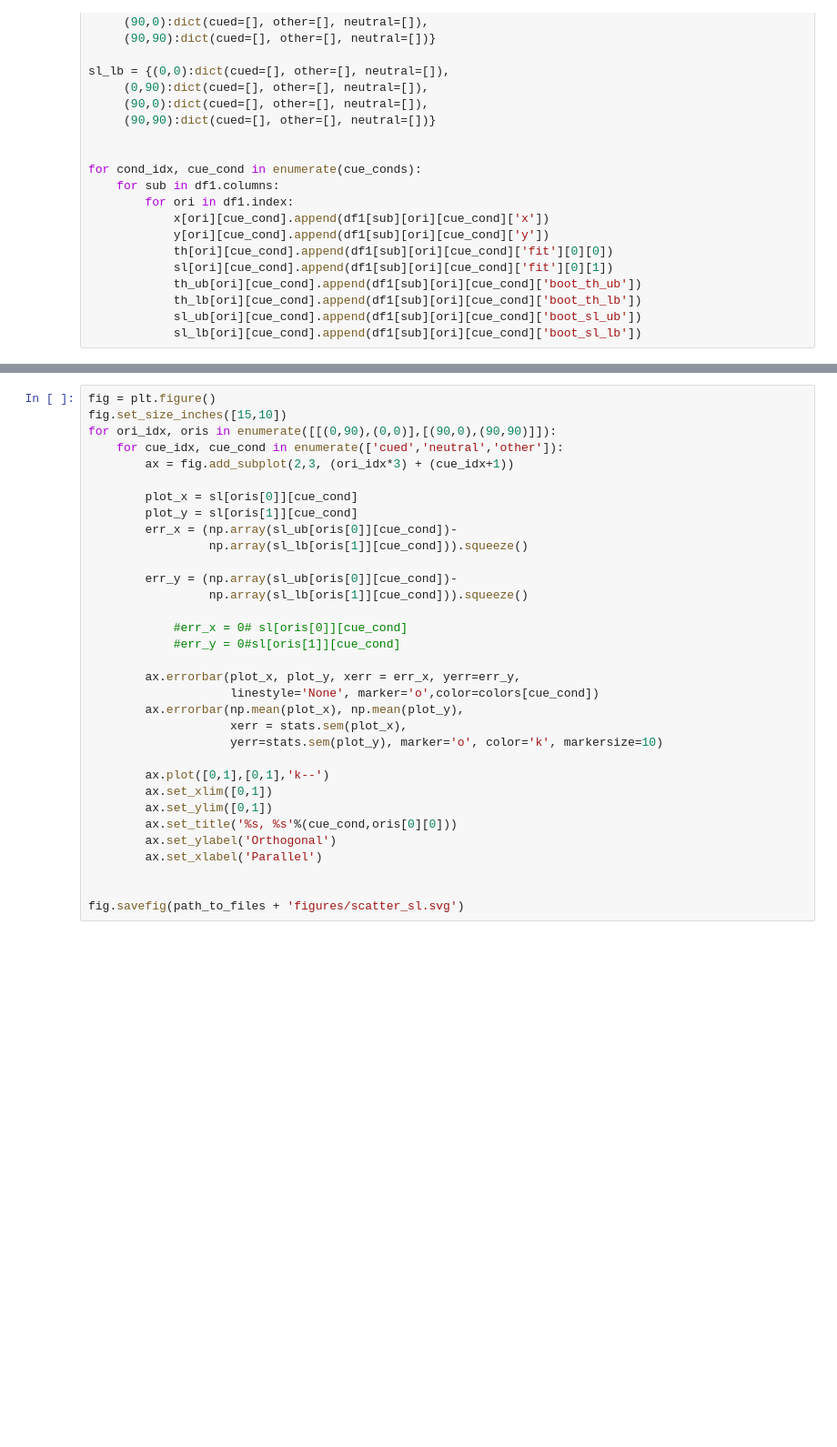
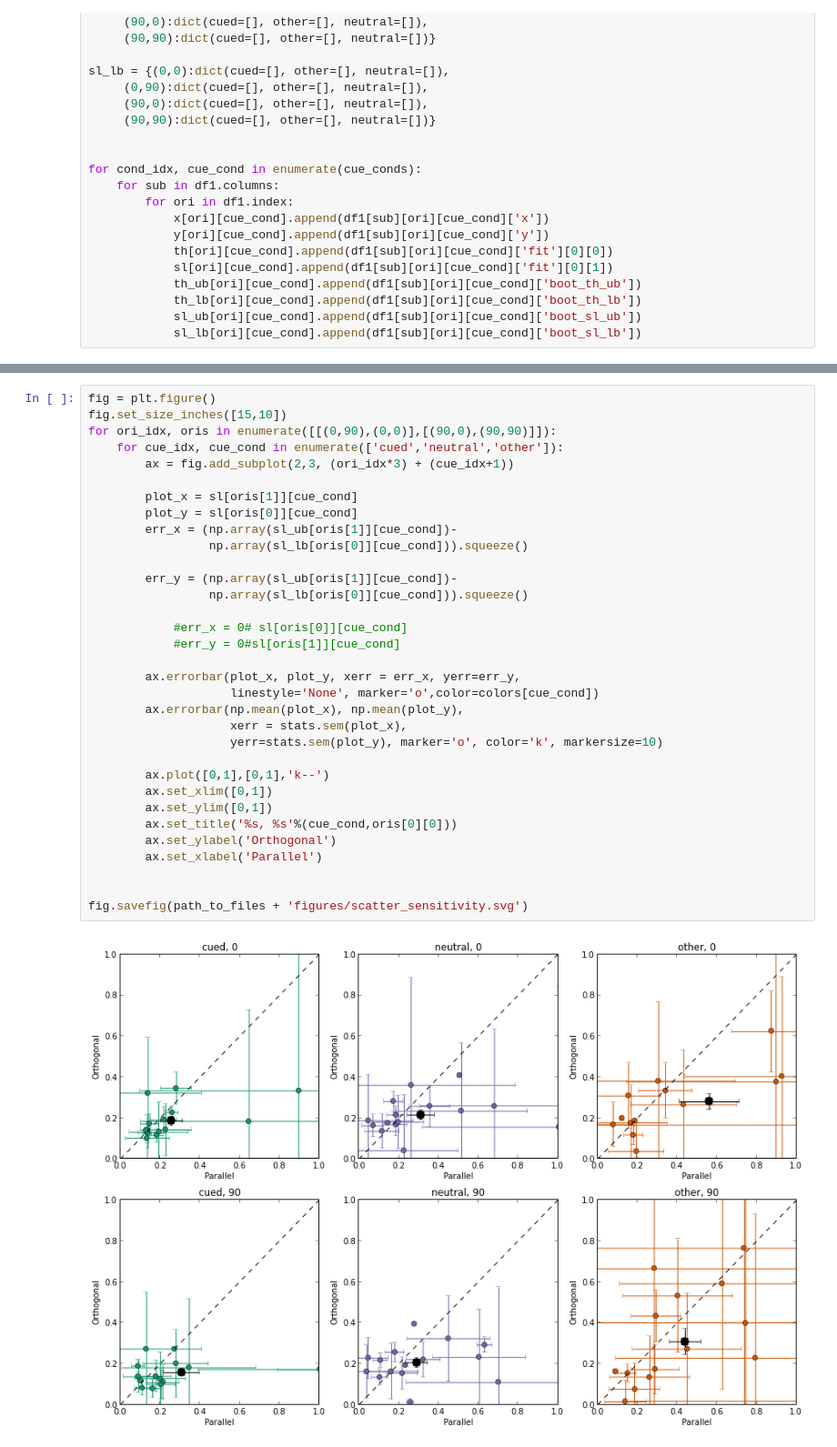
Before and after one commit to arokem/att_ss, a Jupyter notebook: GroupAnalysis.ipynb, the cells around one changed output, grey strips where cells are left out. Shown at 91% size. Saved outputs shown, nothing was run; the diff lists cells and outputs as text; blank space fills up the shorter version.

```diff
--- a/GroupAnalysis.ipynb
+++ b/GroupAnalysis.ipynb
@@ -286,33 +401,35 @@ fig.savefig(path_to_files + 'figures/scatter_th.svg')
 # %%
 fig = plt.figure()
 fig.set_size_inches([15,10])
 for ori_idx, oris in enumerate([[(0,90),(0,0)],[(90,0),(90,90)]]):
     for cue_idx, cue_cond in enumerate(['cued','neutral','other']):
         ax = fig.add_subplot(2,3, (ori_idx*3) + (cue_idx+1))
 
-        plot_x = sl[oris[0]][cue_cond]
-        plot_y = sl[oris[1]][cue_cond]
-        err_x = (np.array(sl_ub[oris[0]][cue_cond])-
-                 np.array(sl_lb[oris[1]][cue_cond])).squeeze()
+        plot_x = sl[oris[1]][cue_cond]
+        plot_y = sl[oris[0]][cue_cond]
+        err_x = (np.array(sl_ub[oris[1]][cue_cond])-
+                 np.array(sl_lb[oris[0]][cue_cond])).squeeze()
 
-        err_y = (np.array(sl_ub[oris[0]][cue_cond])-
-                 np.array(sl_lb[oris[1]][cue_cond])).squeeze()
+        err_y = (np.array(sl_ub[oris[1]][cue_cond])-
+                 np.array(sl_lb[oris[0]][cue_cond])).squeeze()
 
             #err_x = 0# sl[oris[0]][cue_cond]
             #err_y = 0#sl[oris[1]][cue_cond]
 
         ax.errorbar(plot_x, plot_y, xerr = err_x, yerr=err_y,
                     linestyle='None', marker='o',color=colors[cue_cond])
         ax.errorbar(np.mean(plot_x), np.mean(plot_y),
                     xerr = stats.sem(plot_x),
                     yerr=stats.sem(plot_y), marker='o', color='k', markersize=10)
 
         ax.plot([0,1],[0,1],'k--')
         ax.set_xlim([0,1])
         ax.set_ylim([0,1])
         ax.set_title('%s, %s'%(cue_cond,oris[0][0]))
         ax.set_ylabel('Orthogonal')
         ax.set_xlabel('Parallel')
 
 
-fig.savefig(path_to_files + 'figures/scatter_sl.svg')
+fig.savefig(path_to_files + 'figures/scatter_sensitivity.svg')
+# %% [output]
+[figure, added]
```
Also changed, not shown: parts of 10 cells of this notebook, 2 other files.
